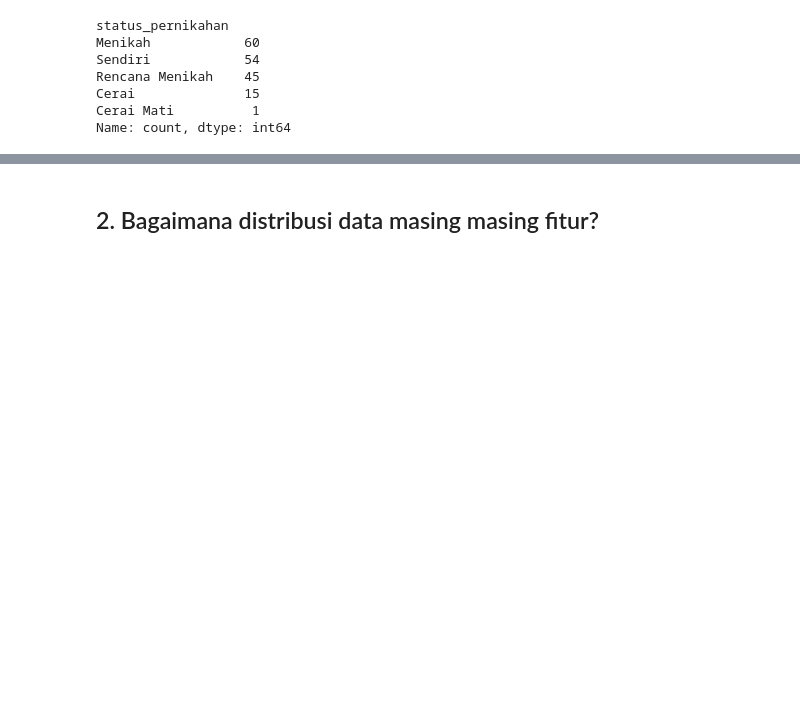
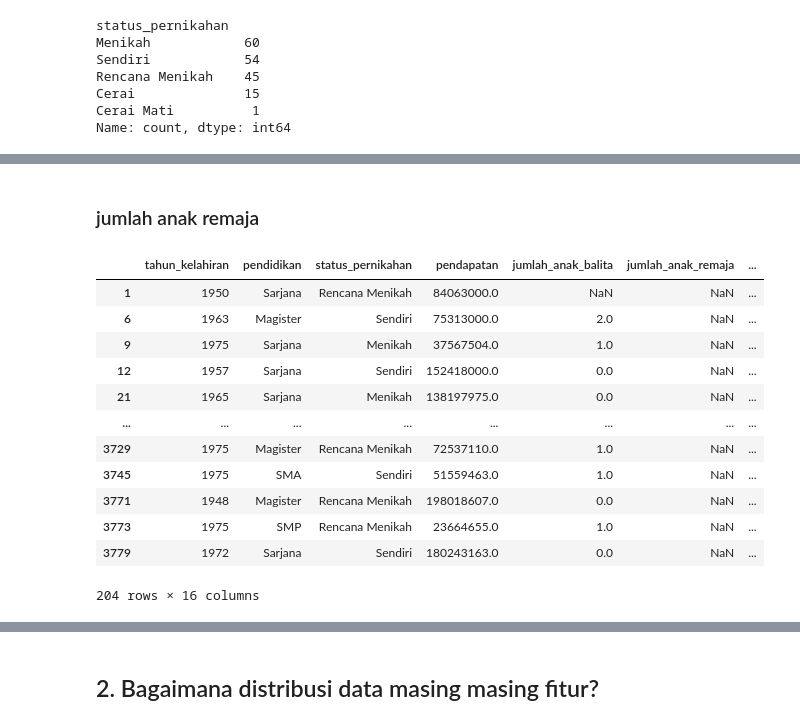
Before and after one commit to azizriza1210/Karpet-Biru, a Jupyter notebook: bismillah.ipynb, the cells around one changed output, grey strips where cells are left out. Saved outputs shown, nothing was run; the diff lists cells and outputs as text; code cells hidden in the pictures; blank space fills up the shorter version.

```diff
--- a/bismillah.ipynb
+++ b/bismillah.ipynb
@@ -202,0 +192,19 @@ Name: count, dtype: int64
+# %% [markdown]
+### jumlah anak remaja
+# %%
+ms_1 = df_train[df_train['jumlah_anak_remaja'].isna()]
+ms_1
+# %% [output]
+|  | tahun_kelahiran | pendidikan | status_pernikahan | pendapatan | jumlah_anak_balita | jumlah_anak_remaja | ... |
+| 1 | 1950 | Sarjana | Rencana Menikah | 84063000.0 | NaN | NaN | ... |
+| 6 | 1963 | Magister | Sendiri | 75313000.0 | 2.0 | NaN | ... |
+| 9 | 1975 | Sarjana | Menikah | 37567504.0 | 1.0 | NaN | ... |
+| 12 | 1957 | Sarjana | Sendiri | 152418000.0 | 0.0 | NaN | ... |
+| 21 | 1965 | Sarjana | Menikah | 138197975.0 | 0.0 | NaN | ... |
+| ... | ... | ... | ... | ... | ... | ... | ... |
+| 3729 | 1975 | Magister | Rencana Menikah | 72537110.0 | 1.0 | NaN | ... |
+| 3745 | 1975 | SMA | Sendiri | 51559463.0 | 1.0 | NaN | ... |
+| 3771 | 1948 | Magister | Rencana Menikah | 198018607.0 | 0.0 | NaN | ... |
+| 3773 | 1975 | SMP | Rencana Menikah | 23664655.0 | 1.0 | NaN | ... |
+| 3779 | 1972 | Sarjana | Sendiri | 180243163.0 | 0.0 | NaN | ... |
+204 rows × 16 columns
```
Also changed, not shown: parts of 33 cells of this notebook.
